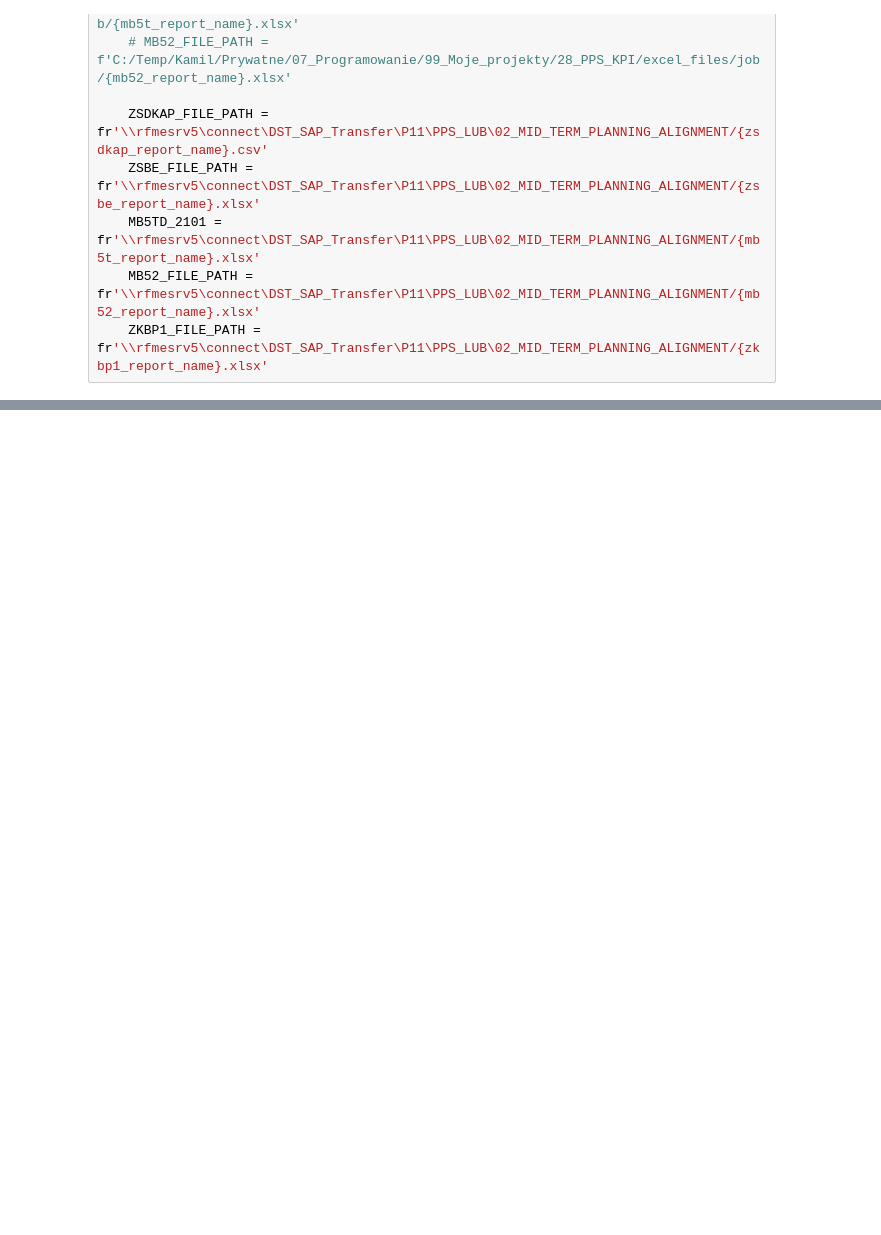
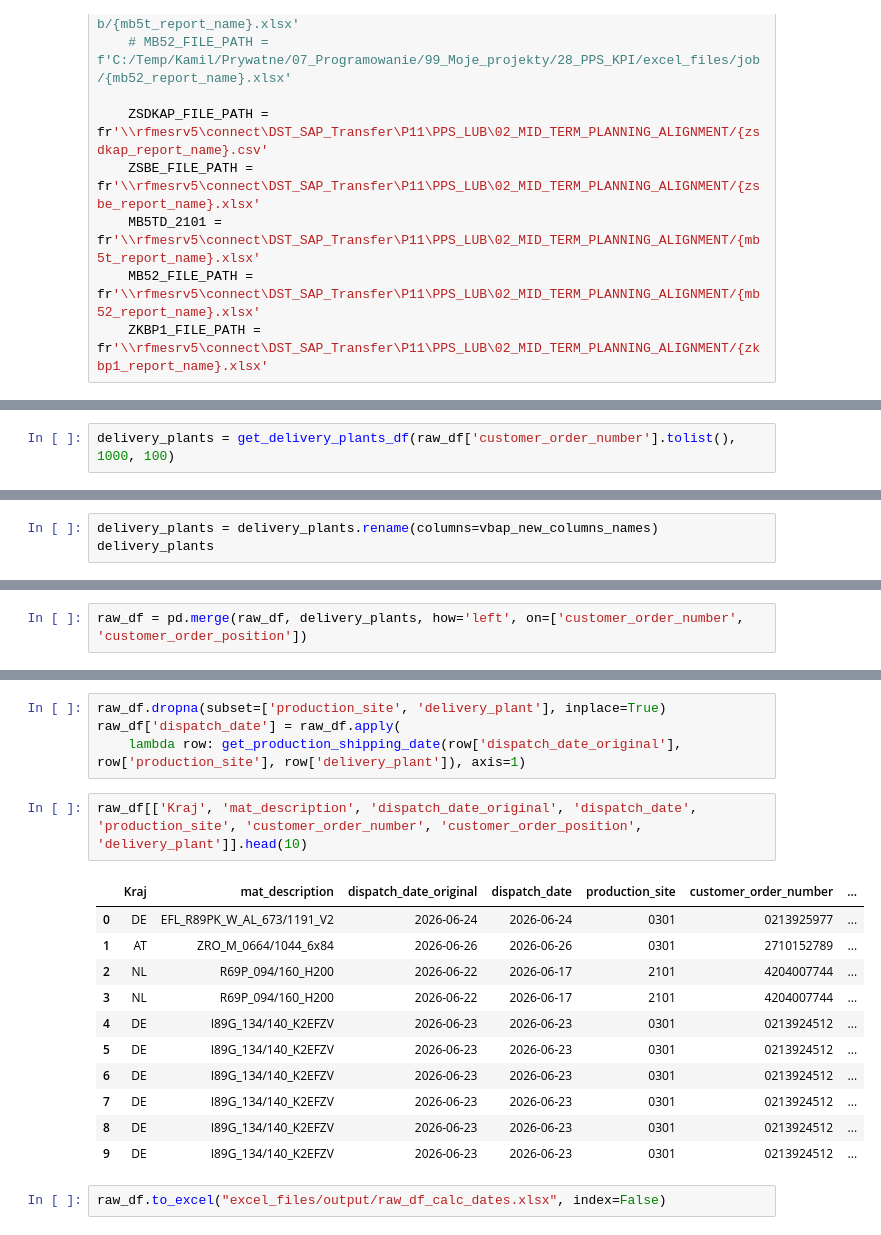
Before and after one commit to toThePyPoint/28_PPS_KPI, a Jupyter notebook: notebook.ipynb, the cells around one changed output, grey strips where cells are left out. Drawn from its saved outputs; the diff is of its cells as text; blank space fills up the shorter version.

```diff
--- a/notebook.ipynb
+++ b/notebook.ipynb
@@ -126,0 +177,2 @@ dtype: object
+# %%
+delivery_plants = get_delivery_plants_df(raw_df['customer_order_number'].tolist(), 1000, 100)
@@ -126,0 +183,3 @@ dtype: object
+# %%
+delivery_plants = delivery_plants.rename(columns=vbap_new_columns_names)
+delivery_plants
@@ -126,0 +200,2 @@ dtype: object
+# %%
+raw_df = pd.merge(raw_df, delivery_plants, how='left', on=['customer_order_number', 'customer_order_position'])
@@ -126,0 +330,20 @@ dtype: object
+# %%
+raw_df.dropna(subset=['production_site', 'delivery_plant'], inplace=True)
+raw_df['dispatch_date'] = raw_df.apply(
+    lambda row: get_production_shipping_date(row['dispatch_date_original'], row['production_site'], row['delivery_plant']), axis=1)
+# %%
+raw_df[['Kraj', 'mat_description', 'dispatch_date_original', 'dispatch_date', 'production_site', 'customer_order_number', 'customer_order_position', 'delivery_plant']].head(10)
+# %% [output]
+|  | Kraj | mat_description | dispatch_date_original | dispatch_date | production_site | customer_order_number | ... |
+| 0 | DE | EFL_R89PK_W_AL_673/1191_V2 | 2026-06-24 | 2026-06-24 | 0301 | 0213925977 | ... |
+| 1 | AT | ZRO_M_0664/1044_6x84 | 2026-06-26 | 2026-06-26 | 0301 | 2710152789 | ... |
+| 2 | NL | R69P_094/160_H200 | 2026-06-22 | 2026-06-17 | 2101 | 4204007744 | ... |
+| 3 | NL | R69P_094/160_H200 | 2026-06-22 | 2026-06-17 | 2101 | 4204007744 | ... |
+| 4 | DE | I89G_134/140_K2EFZV | 2026-06-23 | 2026-06-23 | 0301 | 0213924512 | ... |
+| 5 | DE | I89G_134/140_K2EFZV | 2026-06-23 | 2026-06-23 | 0301 | 0213924512 | ... |
+| 6 | DE | I89G_134/140_K2EFZV | 2026-06-23 | 2026-06-23 | 0301 | 0213924512 | ... |
+| 7 | DE | I89G_134/140_K2EFZV | 2026-06-23 | 2026-06-23 | 0301 | 0213924512 | ... |
+| 8 | DE | I89G_134/140_K2EFZV | 2026-06-23 | 2026-06-23 | 0301 | 0213924512 | ... |
+| 9 | DE | I89G_134/140_K2EFZV | 2026-06-23 | 2026-06-23 | 0301 | 0213924512 | ... |
+# %%
+raw_df.to_excel("excel_files/output/raw_df_calc_dates.xlsx", index=False)
```
Also changed, not shown: parts of 24 cells of this notebook, 8 other files.
